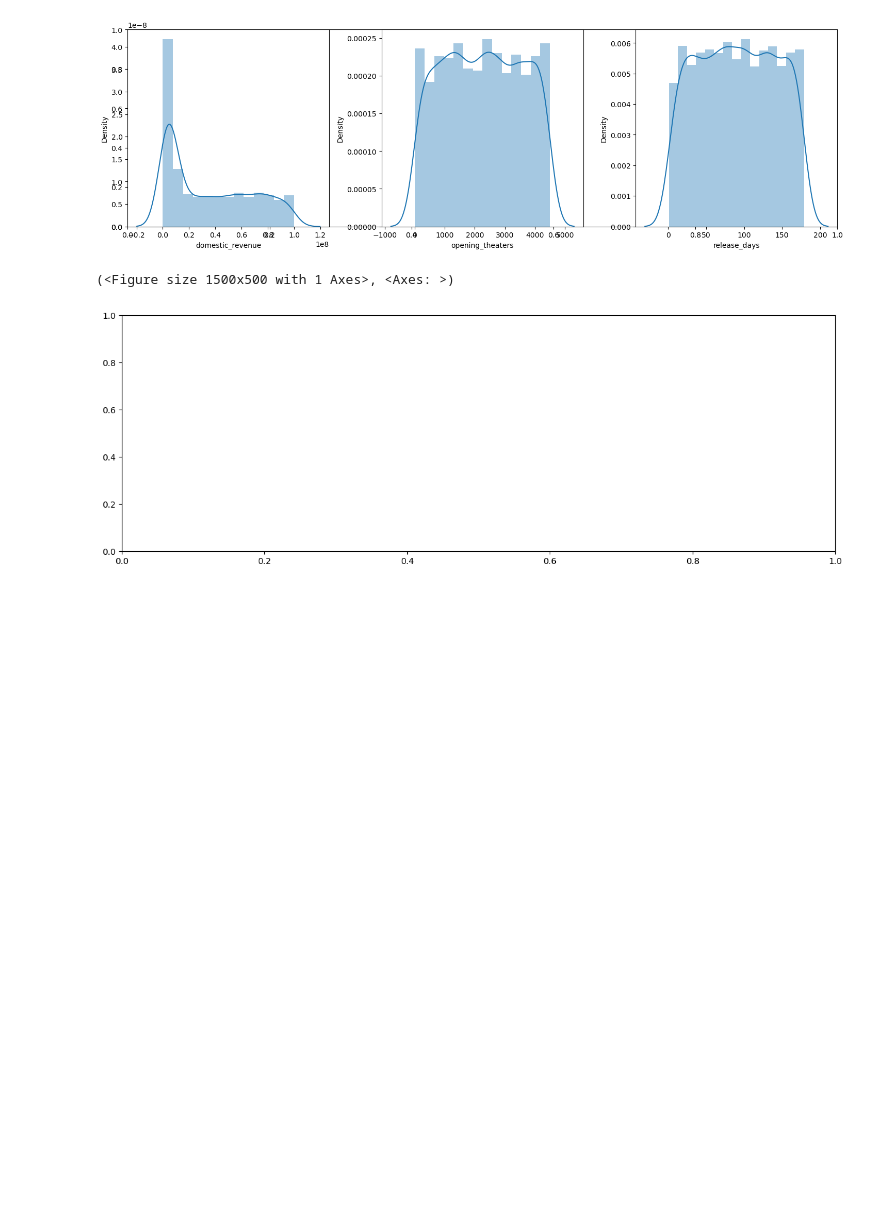
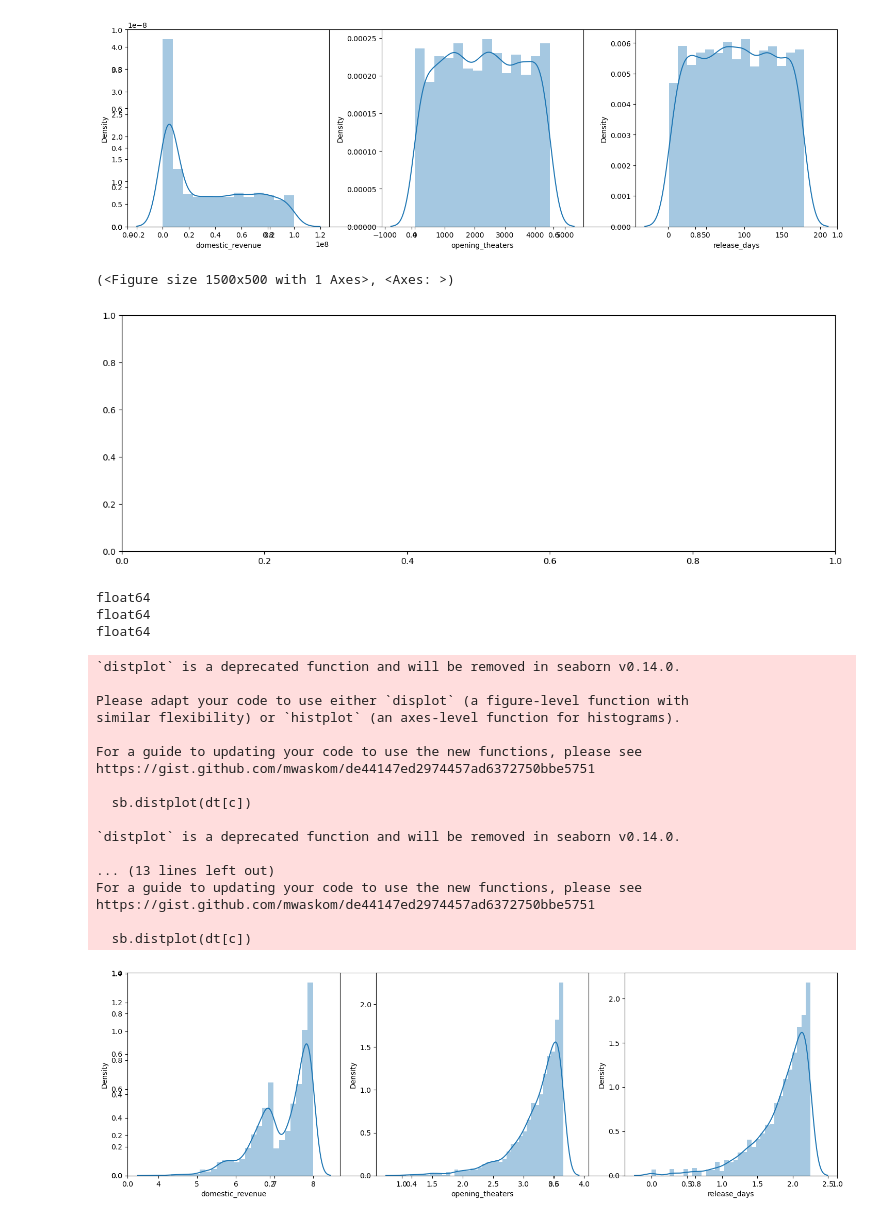
Before and after one commit to bsovhalkar/ML-Projects, a Jupyter notebook: Box Office Revenue Prediction Using Linear Regression/program.ipynb, the cells around one changed output. Drawn from its saved outputs; the diff is of its cells as text; code cells hidden in the pictures; blank space fills up the shorter version.

Commit message:
Applying Log Transformation to Numeric Features

```diff
--- a/Box Office Revenue Prediction Using Linear Regression/program.ipynb
+++ b/Box Office Revenue Prediction Using Linear Regression/program.ipynb
@@ -110,3 +110,41 @@ https://gist.github.com/mwaskom/de44147ed2974457ad6372750bbe5751
 [figure]
 (<Figure size 1500x500 with 1 Axes>, <Axes: >)
 [figure]
+# %%
+#  log transformation to reduce skewness in our numeric data because log transformation often improves model performance and stability.
+for i in (['domestic_revenue', 'opening_theaters', 'release_days']):
+    print(dt[i].dtype)
+# %% [output]
+float64
+float64
+float64
+# %%
+for i in (['domestic_revenue', 'opening_theaters', 'release_days']):
+    dt[i] = dt[i].apply(lambda x : np.log10(x))
+# %%
+plt.subplots(figsize=(15,5))
+for i,c in enumerate(['domestic_revenue', 'opening_theaters', 'release_days']):
+    plt.subplot(1,3,i+1)
+    sb.distplot(dt[c])
+
+plt.tight_layout()
+plt.show()
+# %% [output]
+`distplot` is a deprecated function and will be removed in seaborn v0.14.0.
+
+Please adapt your code to use either `displot` (a figure-level function with
+similar flexibility) or `histplot` (an axes-level function for histograms).
+
+For a guide to updating your code to use the new functions, please see
+https://gist.github.com/mwaskom/de44147ed2974457ad6372750bbe5751
+
+  sb.distplot(dt[c])
+
+`distplot` is a deprecated function and will be removed in seaborn v0.14.0.
+
+... (13 lines left out)
+For a guide to updating your code to use the new functions, please see
+https://gist.github.com/mwaskom/de44147ed2974457ad6372750bbe5751
+
+  sb.distplot(dt[c])
+[figure, added]
```
